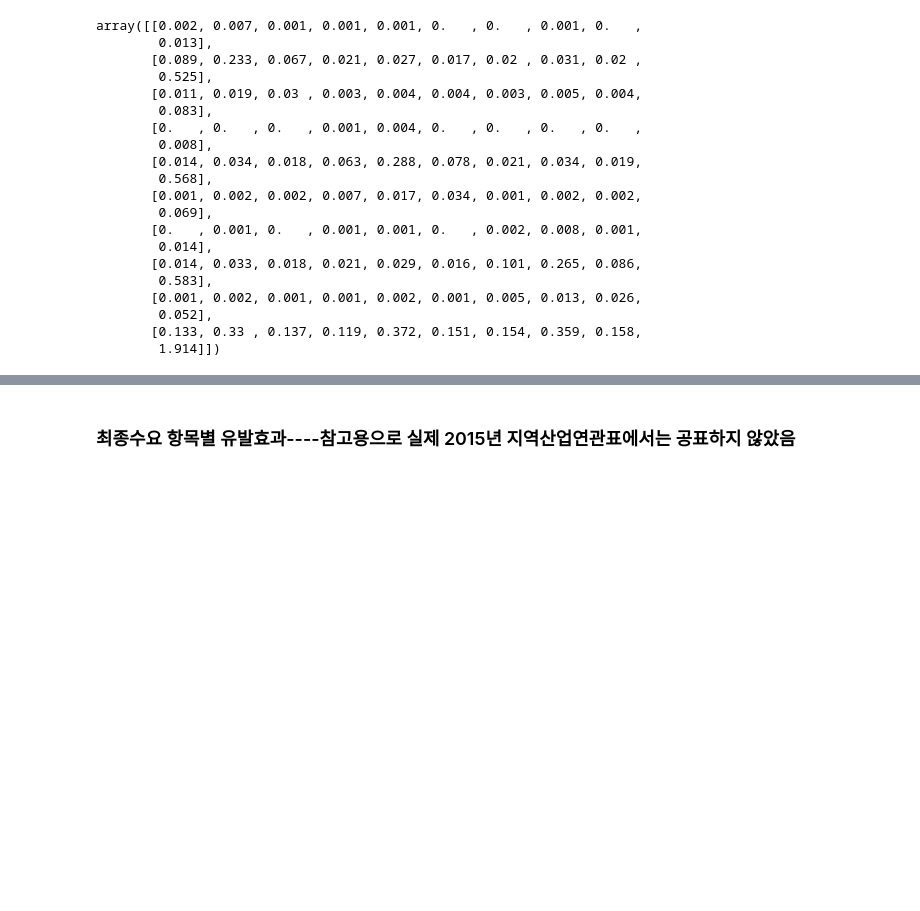
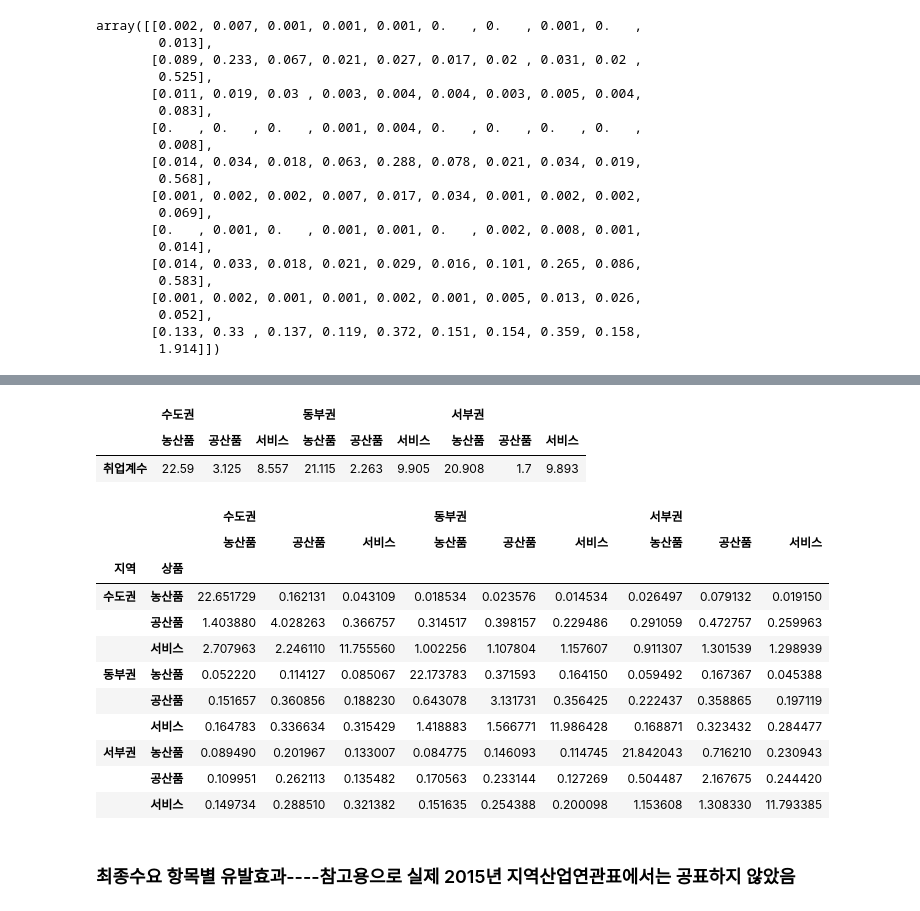
Before and after one commit to Tom-Jung/legendary-funicular, a Jupyter notebook: Ch7. 지역산업연관분석_3부문_3지역_new.ipynb, the cells around one changed output, grey strips where cells are left out. Saved outputs shown, nothing was run; the diff lists cells and outputs as text; code cells hidden in the pictures; blank space fills up the shorter version.

```diff
--- a/Ch7. 지역산업연관분석_3부문_3지역_new.ipynb
+++ b/Ch7. 지역산업연관분석_3부문_3지역_new.ipynb
@@ -521,0 +539,3 @@ Li_df.to_csv('수입유발계수.csv', encoding='utf_8-sig')
+# %%
+emp_row = np.concatenate((emp[:,0],emp[:,1],emp[:,2]))
+emp_row.shape
@@ -521,0 +550,4 @@ Li_df.to_csv('수입유발계수.csv', encoding='utf_8-sig')
+# %%
+emp_ratio = ((emp_row/ct)/1000).T # 취업계수(십억원당)
+emp_ratio = emp_ratio.reshape(1,9)
+emp_ratio.shape
@@ -521,0 +556,3 @@ Li_df.to_csv('수입유발계수.csv', encoding='utf_8-sig')
+# %%
+emp_Lf= np.diag(emp_ratio.flatten())@Lf #취업유발계수
+emp_Lf
@@ -521,0 +578,35 @@ Li_df.to_csv('수입유발계수.csv', encoding='utf_8-sig')
+# %%
+emp_ratio_df = pd.DataFrame(emp_ratio.round(3), columns = [['수도권', '수도권', '수도권', '동부권', '동부권', '동부권','서부권', '서부권', '서부권'],
+                                    ['농산품', '공산품', '서비스', '농산품', '공산품', '서비스','농산품', '공산품', '서비스']],
+
+                                    index=[['취업계수']])
+
+emp_Lf_df = pd.DataFrame(emp_Lf, columns = [['수도권', '수도권', '수도권', '동부권', '동부권', '동부권','서부권', '서부권', '서부권'],
+                                    ['농산품', '공산품', '서비스', '농산품', '공산품', '서비스','농산품', '공산품', '서비스']],
+
+                                    index=[['수도권', '수도권', '수도권', '동부권', '동부권', '동부권','서부권', '서부권', '서부권'],
+                                           ['농산품', '공산품', '서비스', '농산품', '공산품', '서비스','농산품', '공산품', '서비스']])
+emp_Lf_df.index.names=['지역', '상품']
+
+#pandas로 내보내기
+# %%
+emp_ratio_df
+# %% [output]
+|  | 수도권 |  |  | 동부권 |  |  | 서부권 |  |  |
+|  | 농산품 | 공산품 | 서비스 | 농산품 | 공산품 | 서비스 | 농산품 | 공산품 | 서비스 |
+| 취업계수 | 22.59 | 3.125 | 8.557 | 21.115 | 2.263 | 9.905 | 20.908 | 1.7 | 9.893 |
+# %%
+emp_Lf_df
+# %% [output]
+|  |  | 수도권 |  |  | 동부권 |  |  | 서부권 |  |  |
+|  |  | 농산품 | 공산품 | 서비스 | 농산품 | 공산품 | 서비스 | 농산품 | 공산품 | 서비스 |
+| 지역 | 상품 |  |  |  |  |  |  |  |  |  |
+| 수도권 | 농산품 | 22.651729 | 0.162131 | 0.043109 | 0.018534 | 0.023576 | 0.014534 | 0.026497 | 0.079132 | 0.019150 |
+|  | 공산품 | 1.403880 | 4.028263 | 0.366757 | 0.314517 | 0.398157 | 0.229486 | 0.291059 | 0.472757 | 0.259963 |
+|  | 서비스 | 2.707963 | 2.246110 | 11.755560 | 1.002256 | 1.107804 | 1.157607 | 0.911307 | 1.301539 | 1.298939 |
+| 동부권 | 농산품 | 0.052220 | 0.114127 | 0.085067 | 22.173783 | 0.371593 | 0.164150 | 0.059492 | 0.167367 | 0.045388 |
+|  | 공산품 | 0.151657 | 0.360856 | 0.188230 | 0.643078 | 3.131731 | 0.356425 | 0.222437 | 0.358865 | 0.197119 |
+|  | 서비스 | 0.164783 | 0.336634 | 0.315429 | 1.418883 | 1.566771 | 11.986428 | 0.168871 | 0.323432 | 0.284477 |
+| 서부권 | 농산품 | 0.089490 | 0.201967 | 0.133007 | 0.084775 | 0.146093 | 0.114745 | 21.842043 | 0.716210 | 0.230943 |
+|  | 공산품 | 0.109951 | 0.262113 | 0.135482 | 0.170563 | 0.233144 | 0.127269 | 0.504487 | 2.167675 | 0.244420 |
+|  | 서비스 | 0.149734 | 0.288510 | 0.321382 | 0.151635 | 0.254388 | 0.200098 | 1.153608 | 1.308330 | 11.793385 |
```
Also changed, not shown: parts of 18 cells of this notebook.
